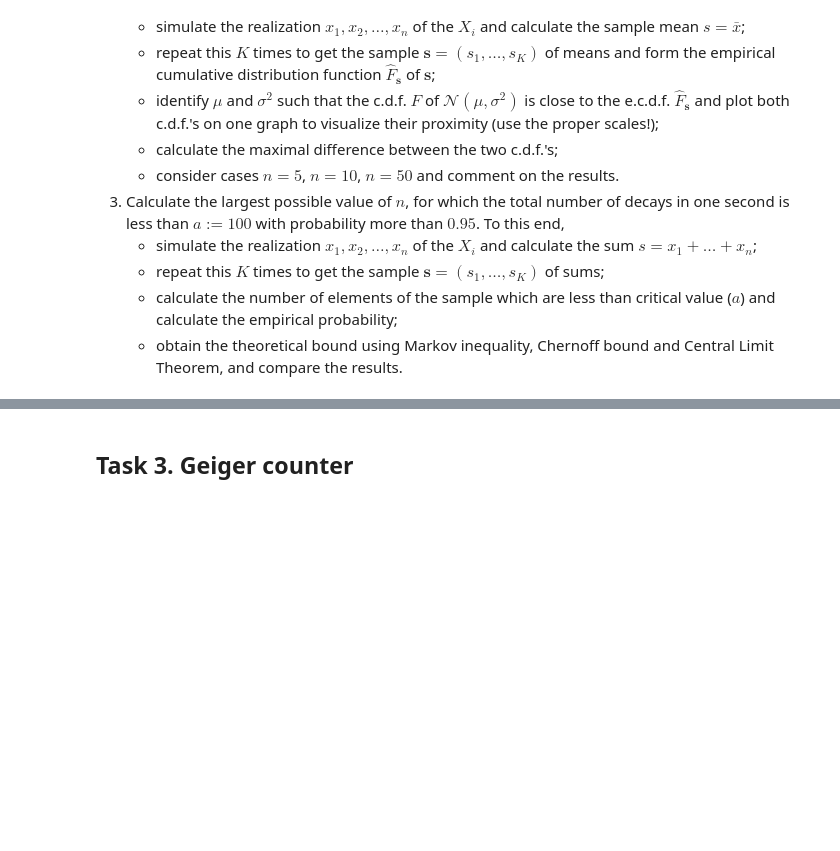
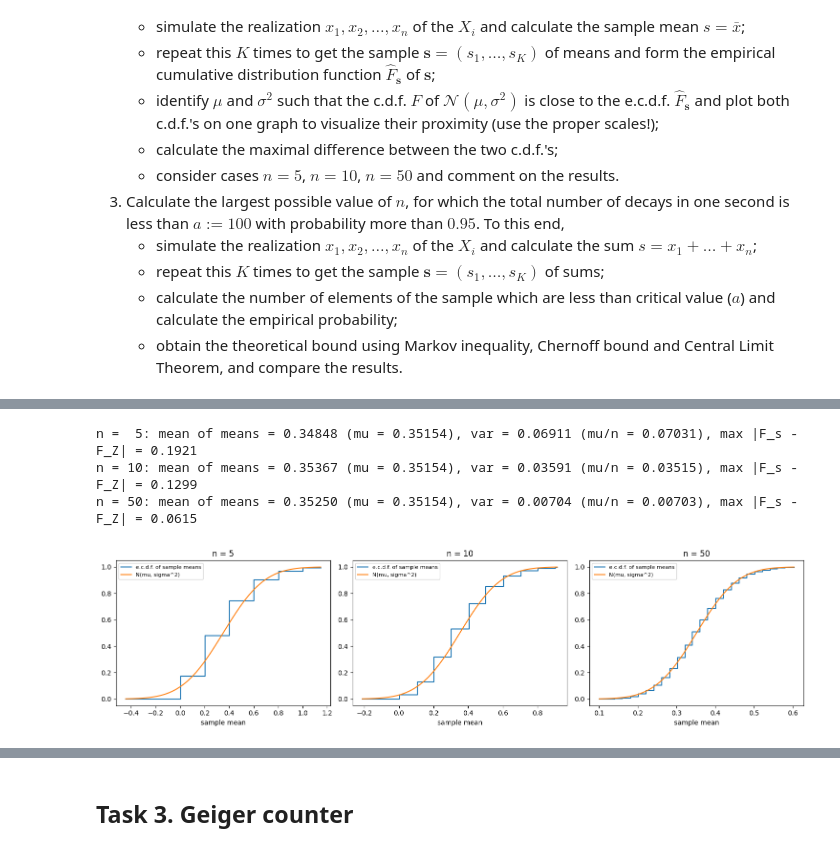
Before and after one commit to voskalo/Lab2_probability-statistics_Voskalo_Vertyporoh_Yakymiv-main, a Jupyter notebook: RV-CLT-PS-Lab2.ipynb, the cells around one changed output, grey strips where cells are left out. Cells and saved outputs as stored; diff of their text form; code cells hidden in the pictures; blank space fills up the shorter version.

```diff
--- a/RV-CLT-PS-Lab2.ipynb
+++ b/RV-CLT-PS-Lab2.ipynb
@@ -91,0 +197,13 @@ Assume that a medical laboratory receives $n$ samples of radioactive element $^{
+# %%
+team_id_task = team_id
+Na = 6e23
+M_cs = 137.0                                         # g/mol
+T_sec = 30.1 * 365.25 * 24 * 3600                    # half-life in seconds
+lam = np.log(2) / T_sec
+m_sample = (10 + team_id_task) * 1e-14               # grams
+N_at = m_sample / M_cs * Na
+mu = N_at * lam
+
+print(f"atoms per sample N = {N_at:.4e}")
+print(f"decay constant lambda = {lam:.4e} 1/s")
+print(f"Poisson parameter mu = {mu:.5f}")
@@ -91,0 +218,27 @@ Assume that a medical laboratory receives $n$ samples of radioactive element $^{
+# %%
+K = 10_000
+
+def plot_ecdf_vs_normal(samples, mu_, sigma_, n, ax):
+    Fs = ecdf(samples).cdf.evaluate
+    Fz = norm(mu_, sigma_).cdf
+    t = np.linspace(mu_ - 3 * sigma_, mu_ + 3 * sigma_, 200)
+    ax.step(t, Fs(t), where="post", label="e.c.d.f. of sample means")
+    ax.plot(t, Fz(t), label="N(mu, sigma^2)")
+    ax.set_title(f"n = {n}")
+    ax.set_xlabel("sample mean")
+    ax.legend(fontsize=8)
+    return np.max(np.abs(Fs(t) - Fz(t)))
+
+fig, axes = plt.subplots(1, 3, figsize=(15, 4))
+for ax, n in zip(axes, [5, 10, 50]):
+    s = np.random.poisson(mu, size=(K, n)).mean(axis=1)
+    d = plot_ecdf_vs_normal(s, mu, np.sqrt(mu / n), n, ax)
+    print(f"n = {n:>2}: mean of means = {s.mean():.5f} (mu = {mu:.5f}), "
+          f"var = {s.var(ddof=1):.5f} (mu/n = {mu / n:.5f}), max |F_s - F_Z| = {d:.4f}")
+plt.tight_layout()
+plt.show()
+# %% [output]
+n =  5: mean of means = 0.34848 (mu = 0.35154), var = 0.06911 (mu/n = 0.07031), max |F_s - F_Z| = 0.1921
+n = 10: mean of means = 0.35367 (mu = 0.35154), var = 0.03591 (mu/n = 0.03515), max |F_s - F_Z| = 0.1299
+n = 50: mean of means = 0.35250 (mu = 0.35154), var = 0.00704 (mu/n = 0.00703), max |F_s - F_Z| = 0.0615
+[figure, added]
```
Also changed, not shown: parts of 38 cells of this notebook, 2 other files.
